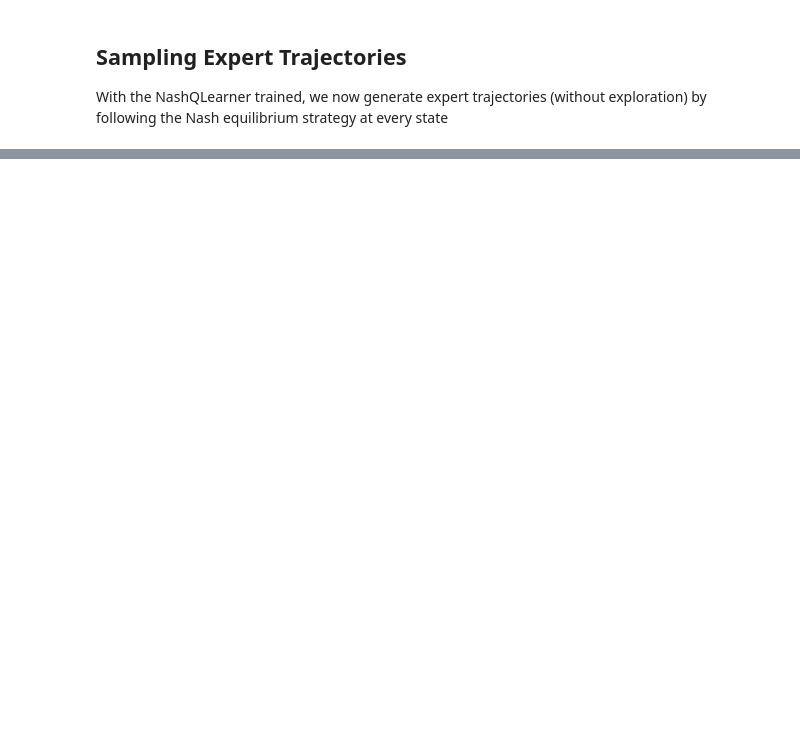
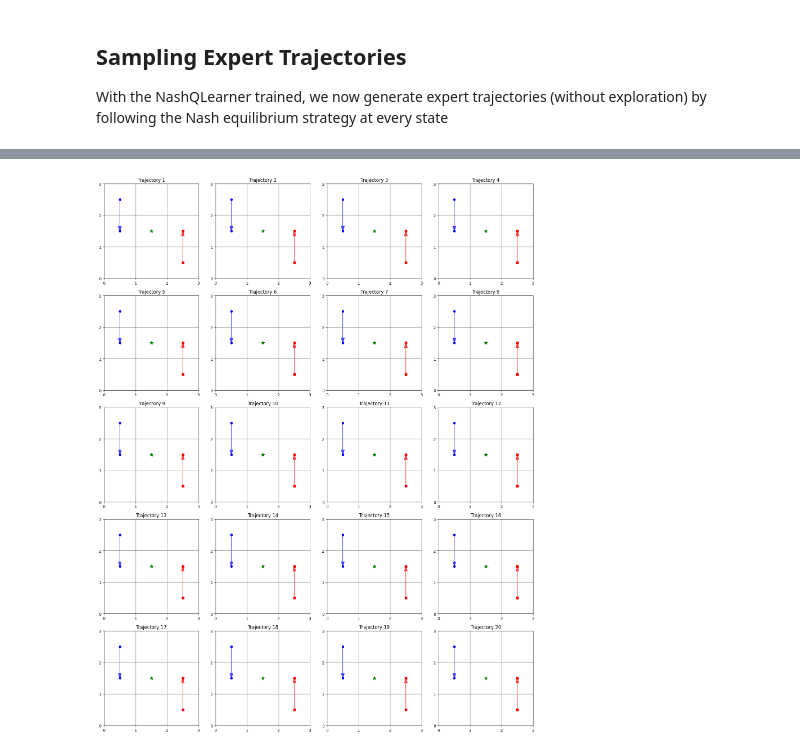
Before and after one commit to valeriacerciello/uzh-masters-project, a Jupyter notebook: zero_sum_game.ipynb, the cells around one changed output, grey strips where cells are left out. Cells and saved outputs as stored; diff of their text form; code cells hidden in the pictures; blank space fills up the shorter version.

```diff
--- a/zero_sum_game.ipynb
+++ b/zero_sum_game.ipynb
@@ -468,0 +494,77 @@ Step 01 | Obs: A:(np.int64(1), np.int64(0)), B:(np.int64(2), np.int64(2)) | Acti
+# %%
+import matplotlib.pyplot as plt
+
+def plot_many_trajectories_arrows(trajectories, grid_size=3, target=(1,1)):
+    """
+    Create subplots and plot each trajectory in its own subplot with arrows
+    indicating movement.
+    """
+    cols = 4  # number of subplots per row
+    num_traj = len(trajectories)
+    rows = (num_traj + cols - 1) // cols
+
+    fig, axes = plt.subplots(rows, cols, figsize=(4*cols, 4*rows))
+    axes = axes.flatten()
+
+    def transform(pos):
+        # Flip the row axis so that row 0 is at the bottom
+        x, y = pos
+        return (y + 0.5, grid_size - x - 0.5)
+
+    for idx, traj in enumerate(trajectories):
+        ax = axes[idx]
+
+        # Draw grid lines
+        for i in range(grid_size + 1):
+            ax.axhline(i, color='gray', linewidth=1)
+            ax.axvline(i, color='gray', linewidth=1)
+
+        # Extract positions for both agents
+        positions_A = [tuple(step["obs"]["agentA"]) for step in traj]
+        positions_B = [tuple(step["obs"]["agentB"]) for step in traj]
+
+        # Transform positions
+        transformed_A = [transform(pos) for pos in positions_A]
+        transformed_B = [transform(pos) for pos in positions_B]
+
+        # Plot initial scatter
+        ax.scatter(*zip(*transformed_A), color='blue', marker='o', s=30)
+        ax.scatter(*zip(*transformed_B), color='red', marker='s', s=30)
+
+        # Draw arrows for each step
+        for i in range(len(transformed_A) - 1):
+            x1, y1 = transformed_A[i]
+            x2, y2 = transformed_A[i + 1]
+            ax.arrow(x1, y1, x2 - x1, y2 - y1,
+                     length_includes_head=True, head_width=0.1,
+                     color='blue', alpha=0.7)
+
+        for i in range(len(transformed_B) - 1):
+            x1, y1 = transformed_B[i]
+            x2, y2 = transformed_B[i + 1]
+            ax.arrow(x1, y1, x2 - x1, y2 - y1,
+                     length_includes_head=True, head_width=0.1,
+                     color='red', alpha=0.7)
+
+        # Mark target
+        tx, ty = transform(target)
+        ax.scatter(tx, ty, color='green', s=80, marker='*')
+
+        ax.set_xlim(0, grid_size)
+        ax.set_ylim(0, grid_size)
+        ax.set_aspect('equal', 'box')
+        ax.set_xticks(range(grid_size+1))
+        ax.set_yticks(range(grid_size+1))
+        ax.set_title(f"Trajectory {idx+1}")
+
+    # Hide any extra subplots
+    for j in range(idx + 1, len(axes)):
+        fig.delaxes(axes[j])
+
+    plt.tight_layout()
+    plt.show()
+
+# Then call it:
+plot_many_trajectories_arrows(trajectories, grid_size=3, target=(1,1))
+# %% [output]
+[figure, added]
```
Also changed, not shown: parts of 5 cells of this notebook.
